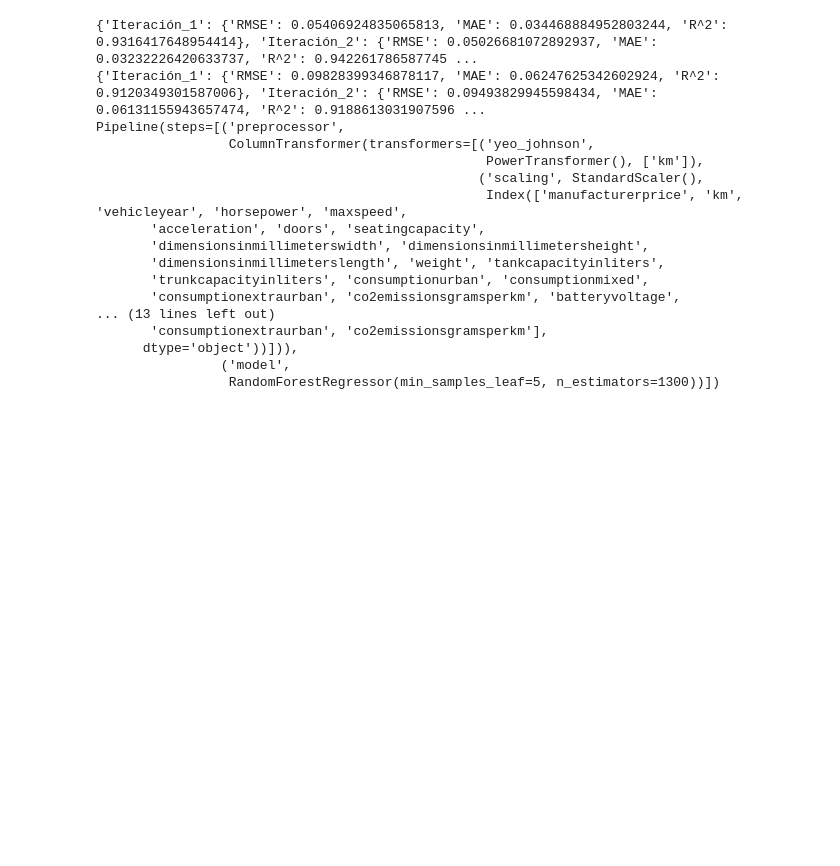
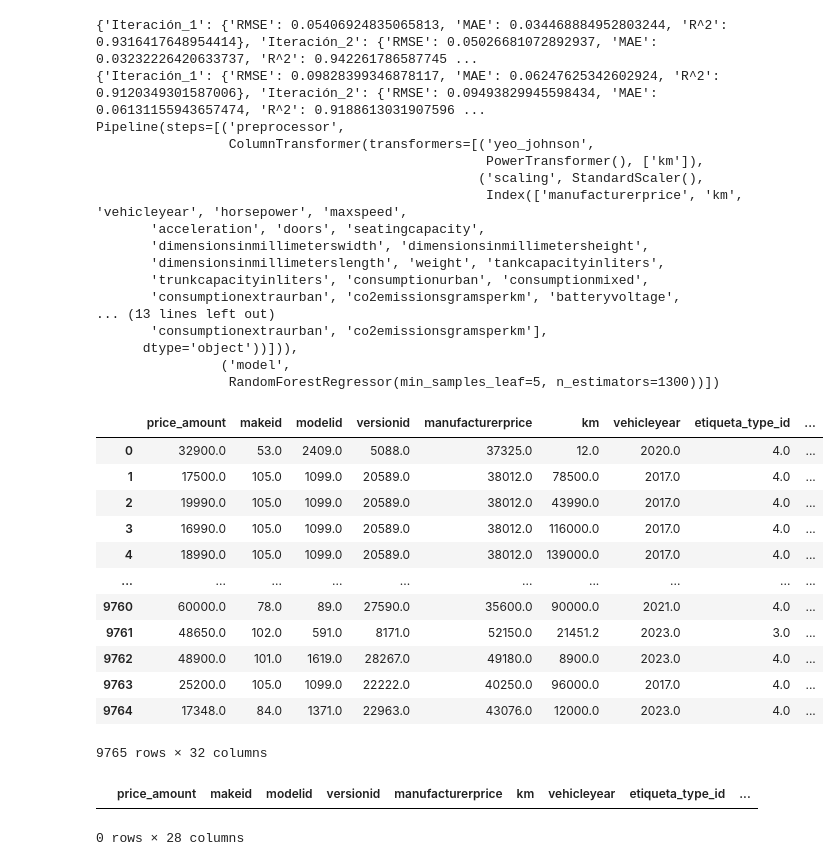
Before and after one commit to Hubalius2/TFM_Python, a Jupyter notebook: Modeling/pruebas.ipynb, the cells around one changed output. Drawn from its saved outputs; the diff is of its cells as text; code cells hidden in the pictures; blank space fills up the shorter version.

```diff
--- a/Modeling/pruebas.ipynb
+++ b/Modeling/pruebas.ipynb
@@ -19,7 +27,7 @@ conn = psycopg2.connect(dbname='TFM_Coches', user='postgres', password='9170', h
 # %%
 cursor = conn.cursor()
 query = """
-    SELECT v.price_amount, ft.makeid, ft.manufacturerprice, v.km, ft.vehicleyear,
+    SELECT v.price_amount, ft.makeid, ft.modelid, ft.versionid, ft.manufacturerprice, v.km, ft.vehicleyear,
            v.etiqueta_type_id, p.provinceid, ft.horsepower, ft.maxspeed, ft.acceleration,
            com.combustible_type_id, b.body_type_id, t.transmision_type_id,
            ft.doors, ft.seatingcapacity, c.colores_type_id,
@@ -119,6 +127,8 @@ ventas_df['chargingtime'] = pd.to_numeric(ventas_df['chargingtime'], errors='coe
 ventas_df['chargingtimefast'] = pd.to_numeric(ventas_df['chargingtimefast'], errors='coerce')
 # %%
 ventas_df['makeid'] = ventas_df['makeid'].astype('category')
+ventas_df['modelid'] = ventas_df['modelid'].astype('category')
+ventas_df['versionid'] = ventas_df['versionid'].astype('category')
 ventas_df['etiqueta_type_id'] = ventas_df['etiqueta_type_id'].astype('category')
 ventas_df['provinceid'] = ventas_df['provinceid'].astype('category')
 ventas_df['transmision_type_id'] = ventas_df['transmision_type_id'].astype('category')
@@ -438,0 +493,35 @@ Pipeline(steps=[('preprocessor',
+# %%
+with open('C:/Master/TFM/Code_Python/TFM_Python/carApp/carApp/static/modeling/predictors.pkl', 'rb') as f:
+    variables_cargadas = pickle.load(f)
+
+# Asignar las variables cargadas a las variables locales
+ventas_oil = variables_cargadas['ventas_oil']
+ventas_elec = variables_cargadas['ventas_elec']
+best_tuning_oil_set_nd = variables_cargadas['best_tuning_oil_set_nd']
+best_tuning_elec_set_nd = variables_cargadas['best_tuning_elec_set_nd']
+# %%
+ventas_elec
+# %% [output]
+|  | price_amount | makeid | modelid | versionid | manufacturerprice | km | vehicleyear | etiqueta_type_id | ... |
+| 0 | 32900.0 | 53.0 | 2409.0 | 5088.0 | 37325.0 | 12.0 | 2020.0 | 4.0 | ... |
+| 1 | 17500.0 | 105.0 | 1099.0 | 20589.0 | 38012.0 | 78500.0 | 2017.0 | 4.0 | ... |
+| 2 | 19990.0 | 105.0 | 1099.0 | 20589.0 | 38012.0 | 43990.0 | 2017.0 | 4.0 | ... |
+| 3 | 16990.0 | 105.0 | 1099.0 | 20589.0 | 38012.0 | 116000.0 | 2017.0 | 4.0 | ... |
+| 4 | 18990.0 | 105.0 | 1099.0 | 20589.0 | 38012.0 | 139000.0 | 2017.0 | 4.0 | ... |
+| ... | ... | ... | ... | ... | ... | ... | ... | ... | ... |
+| 9760 | 60000.0 | 78.0 | 89.0 | 27590.0 | 35600.0 | 90000.0 | 2021.0 | 4.0 | ... |
+| 9761 | 48650.0 | 102.0 | 591.0 | 8171.0 | 52150.0 | 21451.2 | 2023.0 | 3.0 | ... |
+| 9762 | 48900.0 | 101.0 | 1619.0 | 28267.0 | 49180.0 | 8900.0 | 2023.0 | 4.0 | ... |
+| 9763 | 25200.0 | 105.0 | 1099.0 | 22222.0 | 40250.0 | 96000.0 | 2017.0 | 4.0 | ... |
+| 9764 | 17348.0 | 84.0 | 1371.0 | 22963.0 | 43076.0 | 12000.0 | 2023.0 | 4.0 | ... |
+9765 rows × 32 columns
+# %%
+datos_coche = ventas_oil[(ventas_oil['makeid'] == float(53)) &
+                             (ventas_oil['vehicleyear'] == float(2020)) &
+                             (ventas_oil['modelid'] == float(2409)) &
+                             (ventas_oil['versionid'] == float(5088))]
+
+datos_coche
+# %% [output]
+|  | price_amount | makeid | modelid | versionid | manufacturerprice | km | vehicleyear | etiqueta_type_id | ... |
+0 rows × 28 columns
```
Also changed, not shown: parts of 6 cells of this notebook, 8 other files.
